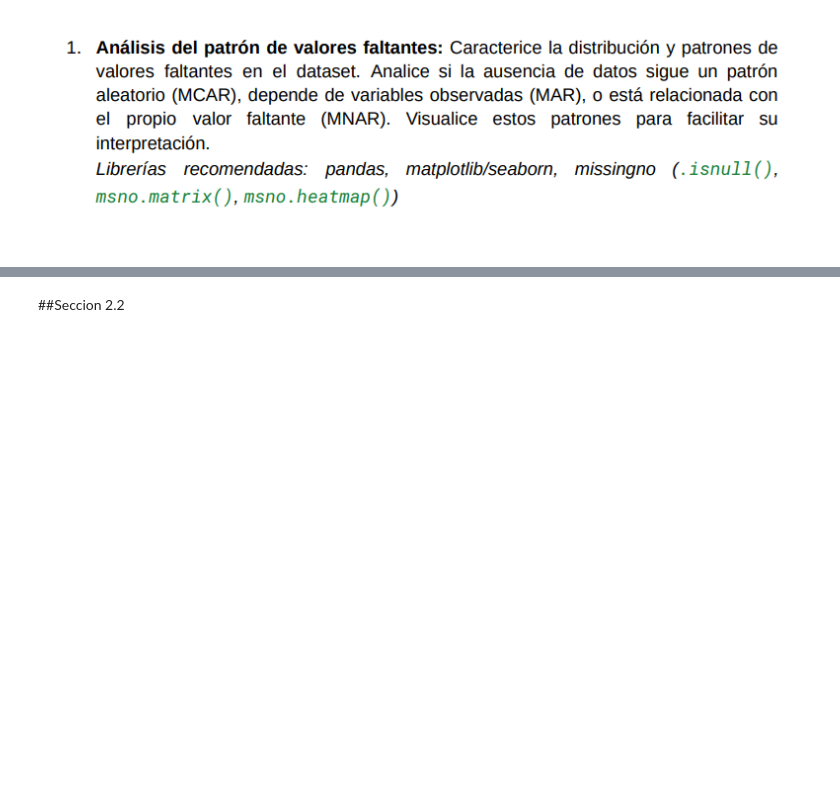
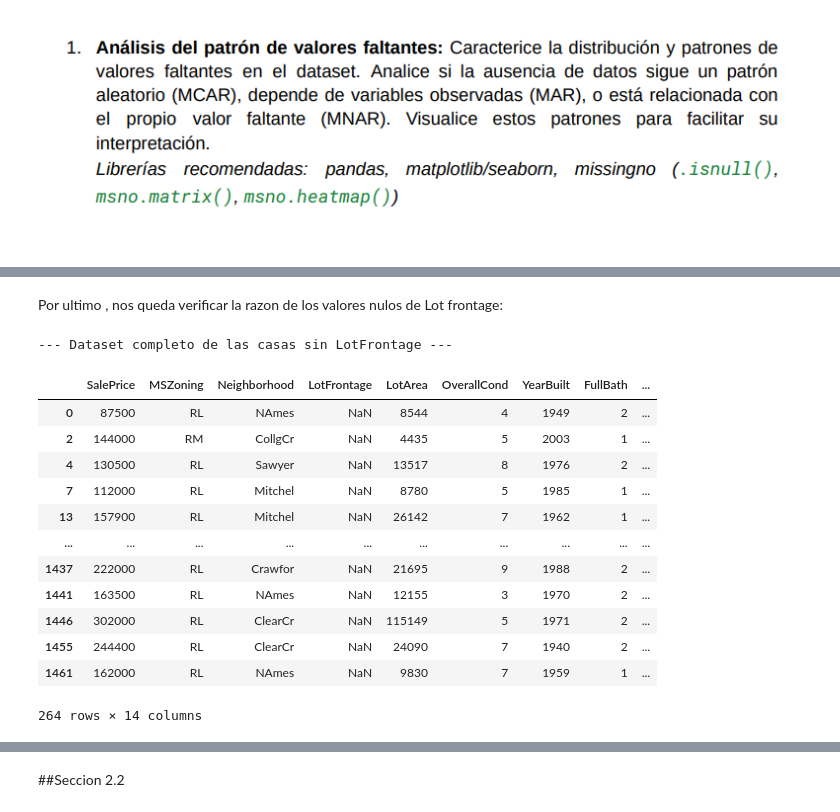
Before and after one commit to AlesioRios/Laboratorio-de-Datos-II, a Jupyter notebook: Lab_de_Datos_II_TP2.ipynb, the cells around one changed output, grey strips where cells are left out. Drawn from its saved outputs; the diff is of its cells as text; code cells hidden in the pictures; blank space fills up the shorter version.

```diff
--- a/Lab_de_Datos_II_TP2.ipynb
+++ b/Lab_de_Datos_II_TP2.ipynb
@@ -634,0 +620,23 @@ NameError: name 'SalePrice' is not defined
+# %% [markdown]
+Por ultimo , nos queda verificar la razon de los valores nulos de Lot frontage:
+# %%
+# Filtramos el dataframe para quedarnos solo con los LotFrontage nulos
+nulos_lotfrontage = df[df['LotFrontage'].isna()]
+
+print("\n--- Dataset completo de las casas sin LotFrontage ---")
+display(nulos_lotfrontage)
+# %% [output]
+--- Dataset completo de las casas sin LotFrontage ---
+|  | SalePrice | MSZoning | Neighborhood | LotFrontage | LotArea | OverallCond | YearBuilt | FullBath | ... |
+| 0 | 87500 | RL | NAmes | NaN | 8544 | 4 | 1949 | 2 | ... |
+| 2 | 144000 | RM | CollgCr | NaN | 4435 | 5 | 2003 | 1 | ... |
+| 4 | 130500 | RL | Sawyer | NaN | 13517 | 8 | 1976 | 2 | ... |
+| 7 | 112000 | RL | Mitchel | NaN | 8780 | 5 | 1985 | 1 | ... |
+| 13 | 157900 | RL | Mitchel | NaN | 26142 | 7 | 1962 | 1 | ... |
+| ... | ... | ... | ... | ... | ... | ... | ... | ... | ... |
+| 1437 | 222000 | RL | Crawfor | NaN | 21695 | 9 | 1988 | 2 | ... |
+| 1441 | 163500 | RL | NAmes | NaN | 12155 | 3 | 1970 | 2 | ... |
+| 1446 | 302000 | RL | ClearCr | NaN | 115149 | 5 | 1971 | 2 | ... |
+| 1455 | 244400 | RL | ClearCr | NaN | 24090 | 7 | 1940 | 2 | ... |
+| 1461 | 162000 | RL | NAmes | NaN | 9830 | 7 | 1959 | 1 | ... |
+264 rows × 14 columns
```
Also changed, not shown: parts of 79 cells of this notebook.
